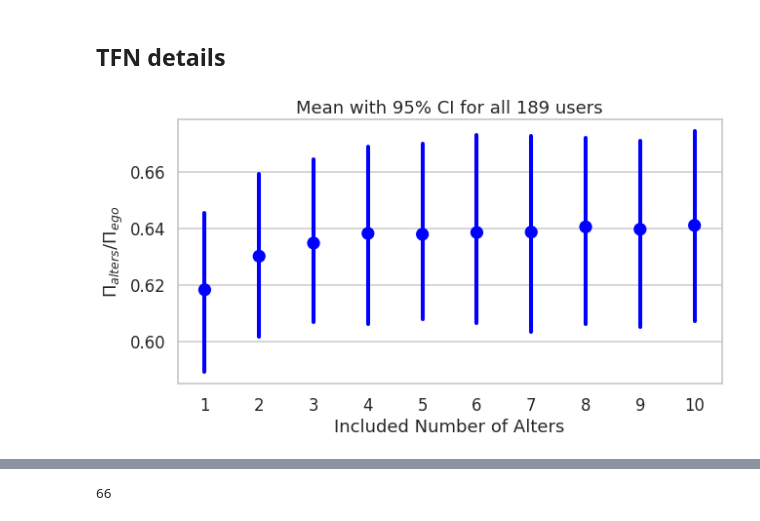
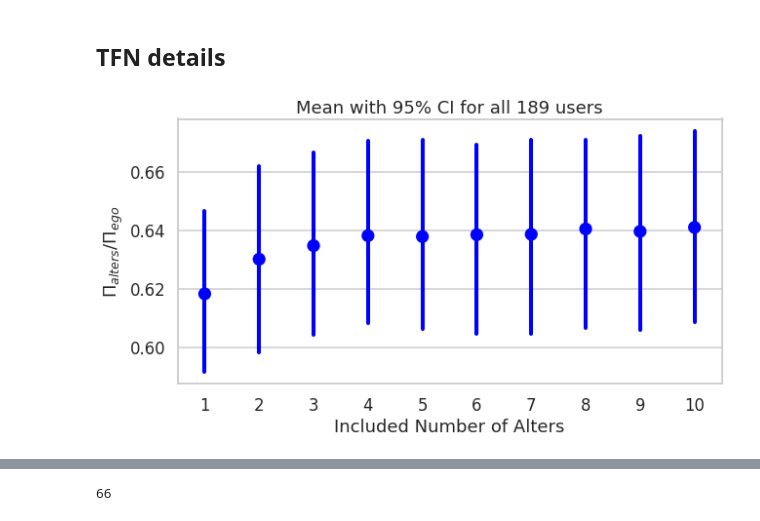
Before and after one commit to Magica-Chen/social-predictability, a Jupyter notebook: Ranking-Based-BK-VS.ipynb, the cells around one changed output, grey strips where cells are left out. Drawn from its saved outputs; the diff is of its cells as text; code cells hidden in the pictures.

```diff
--- a/Ranking-Based-BK-VS.ipynb
+++ b/Ranking-Based-BK-VS.ipynb
@@ -15 +20,20 @@ import visualization as vs
+# %%
+placeid_path = "temp_data/bk-150/brightkite_placeidT_150.pickle"
+MFN_H_path = "final/bk-150/bk-H-MFN.csv"
+MFN_D_path = "final/bk-150/bk-D-MFN.csv"
+MFN_24H_path = "final/bk-150/bk-24H-MFN.csv"
+MFN_whole_path = "final/bk-150/bk-whole-MFN.csv"
+MFN_TFN_path = "final/bk-150/bk-TFN.csv"
+# %%
+def transform_df(MFN_H_path):
+    df_H_MFN = pd.read_csv(MFN_H_path)
+    df_H_MFN = df_H_MFN[['Included Rank','userid_y', 'CCE_alters', 'CCE_ego_alters', 'Pi_alters', 'Pi_ego_alters',
+                                     'LZ_entropy', 'Pi', 'n_meetupers_x', 'n_meetupers_y', 'userid_x']]
+    df_H_MFN = df_H_MFN.rename({'Included Rank': 'Included',
+                                'userid_x': 'userid',
+                                'Pi': 'Pi_ego'}, axis=1)
+
+    df_H_MFN['Pi_alters_ratio'] = df_H_MFN['Pi_alters'] / df_H_MFN['Pi_ego']
+    df_H_MFN['Pi_ego_alters_ratio'] = df_H_MFN['Pi_ego_alters'] / df_H_MFN['Pi_ego']
+    return df_H_MFN
 # %% [markdown]
@@ -45,5 +68,8 @@ TFN_info['Pi_ego_alters_ratio'] = TFN_info['Pi_ego_alters'] / TFN_info['Pi_ego']
+# %%
+df_TFN = transform_df(MFN_TFN_path)
 # %%
-vs.cv_plot(TFN_info[TFN_info['n_meetupers_x'] >=10], threshold=10, plot_type='errorbar', mode='talk', l=10, w=5)
+vs.cv_plot(df_TFN[df_TFN['n_meetupers_x'] >=10], threshold=10,
+           plot_type='errorbar', mode='talk', l=10, w=5)
 # %% [output]
-[figure, old version]
+[figure, new version]
 # %% [markdown]
```
Also changed, not shown: parts of 70 cells of this notebook, 17 other files.
